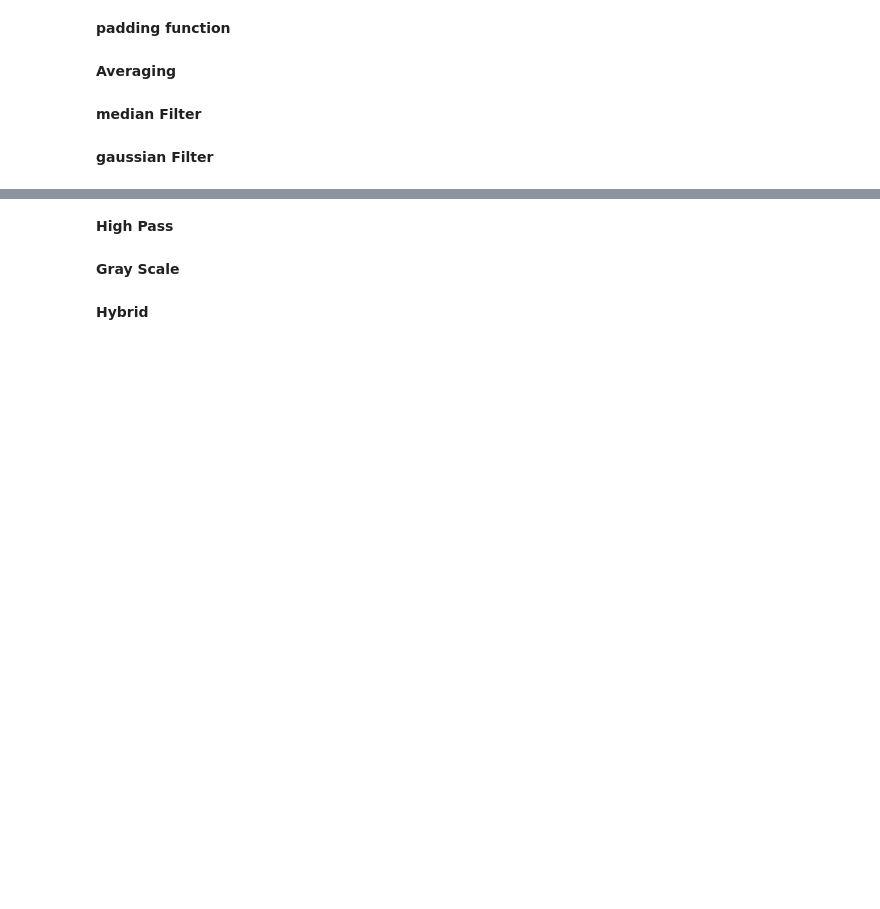
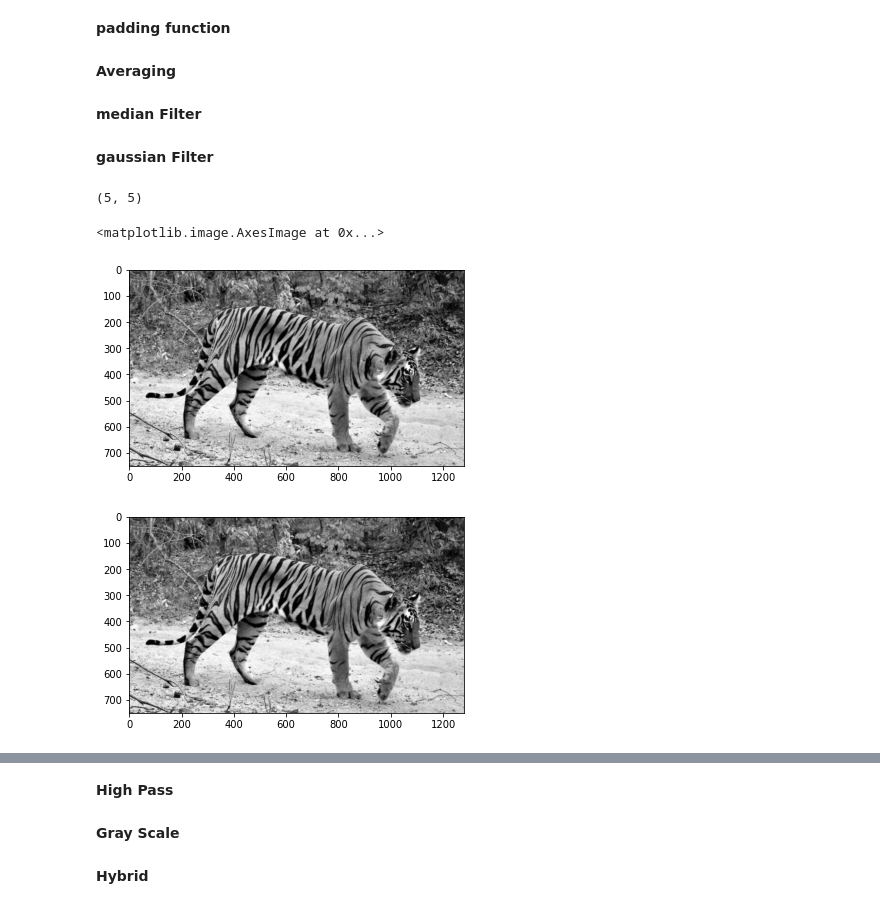
Before and after one commit to ahmedhassan187/CV_Task1, a Jupyter notebook: try.ipynb, the cells around one changed output, grey strips where cells are left out. Saved outputs shown, nothing was run; the diff lists cells and outputs as text; code cells hidden in the pictures; blank space fills up the shorter version.

Commit message:
modify averaging filter and gaussian

```diff
--- a/try.ipynb
+++ b/try.ipynb
@@ -35,0 +49,26 @@ def median_filter(image_data,filter_size):
+# %%
+from scipy import signal
+
+
+def gaussian_filter(image, sigma):
+    # create a 2D gaussian filter
+    x, y = np.mgrid[-2:3, -2:3]
+    normal = 1 / (2.0 * np.pi * sigma**2)
+    g =  np.exp(-((x**2 + y**2) / (2.0*sigma*2))) * normal
+    print(g.shape)
+    # convolve the image with the gaussian filter
+    filtered_image = signal.convolve2d(image, g, mode='same', boundary='symm')
+    return filtered_image
+# %%
+img = cv2.imread('./images/Tiger.jpg',cv2.IMREAD_GRAYSCALE)
+img3 = cv2.GaussianBlur(img,(3,3),0.6)
+plt.figure()
+plt.imshow(img3,cmap='gray')
+img2 = gaussian_filter(img,0.198)
+plt.figure()
+plt.imshow(img2,cmap='gray')
+# %% [output]
+(5, 5)
+<matplotlib.image.AxesImage at 0x...>
+[figure, added]
+[figure, added]
```
Also changed, not shown: parts of 12 cells of this notebook, 2 other files.
